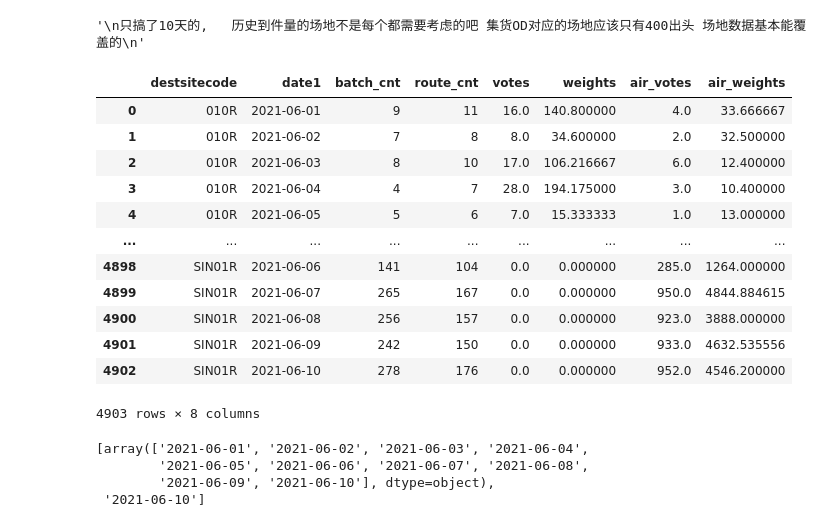
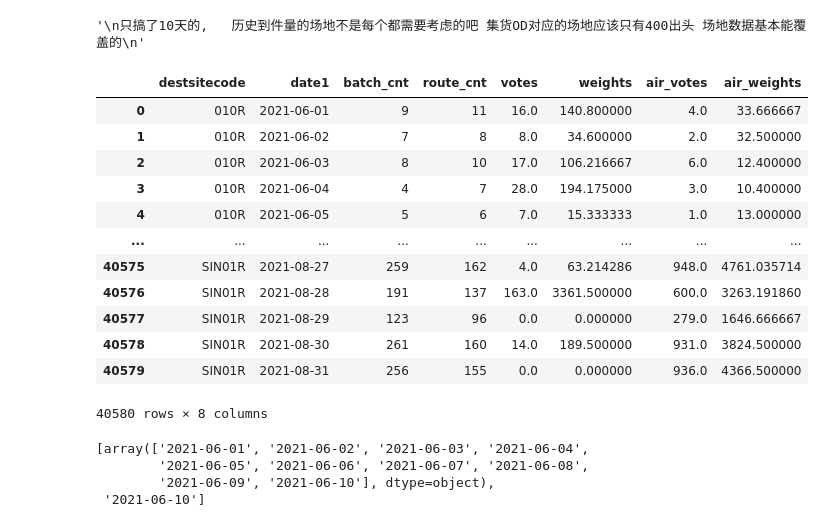
Before and after one commit to fyenne/play7_comp, a Jupyter notebook: data_cleaned.ipynb, the cells around one changed output. Cells and saved outputs as stored; diff of their text form; code cells hidden in the pictures.

```diff
--- a/data_cleaned.ipynb
+++ b/data_cleaned.ipynb
@@ -159,37 +166,38 @@ od = pd.read_pickle('./data_clean/od.p');od.head(5)
 [prc_in[(prc_in['date1'] == '2021-06-08') & (prc_in['destsitecode'] == '552W')].sum(),
 prc_in[(prc_in['date1'] == '2021-06-04') & (prc_in['srcsitecode'] == '552W')].sum()]
 # %%
+%%time
 # prc_in.head()
 
-# od = prc_in.groupby(['srcsitecode','destsitecode', 'date1']).agg(
-#     batch_cnt = ('srcbatchcode', 'nunique'),
-#     route_cnt = ('route_code', 'nunique'),
-#     votes = ('votes', sum),
-#     weights = ('weight1', sum),
-#     air_votes =('air_votes', sum),
-#     air_weights = ('air_weight1', sum)
-# ).reset_index()
+od = prc_in.groupby(['srcsitecode','destsitecode', 'date1']).agg(
+    batch_cnt = ('srcbatchcode', 'nunique'),
+    route_cnt = ('route_code', 'nunique'),
+    votes = ('votes', sum),
+    weights = ('weight1', sum),
+    air_votes =('air_votes', sum),
+    air_weights = ('air_weight1', sum)
+).reset_index()
 
 od_dest = od.groupby(['destsitecode', 'date1']).agg(
     {'batch_cnt': sum,
     'route_cnt': sum,
     'votes': sum,
     'weights': sum,
     'air_votes': sum,
     'air_weights':sum
     }).reset_index();od_dest
 # %% [output]
 |  | destsitecode | date1 | batch_cnt | route_cnt | votes | weights | air_votes | air_weights |
 | 0 | 010R | 2021-06-01 | 9 | 11 | 16.0 | 140.800000 | 4.0 | 33.666667 |
 | 1 | 010R | 2021-06-02 | 7 | 8 | 8.0 | 34.600000 | 2.0 | 32.500000 |
 | 2 | 010R | 2021-06-03 | 8 | 10 | 17.0 | 106.216667 | 6.0 | 12.400000 |
 | 3 | 010R | 2021-06-04 | 4 | 7 | 28.0 | 194.175000 | 3.0 | 10.400000 |
 | 4 | 010R | 2021-06-05 | 5 | 6 | 7.0 | 15.333333 | 1.0 | 13.000000 |
 | ... | ... | ... | ... | ... | ... | ... | ... | ... |
-| 4898 | SIN01R | 2021-06-06 | 141 | 104 | 0.0 | 0.000000 | 285.0 | 1264.000000 |
-| 4899 | SIN01R | 2021-06-07 | 265 | 167 | 0.0 | 0.000000 | 950.0 | 4844.884615 |
-| 4900 | SIN01R | 2021-06-08 | 256 | 157 | 0.0 | 0.000000 | 923.0 | 3888.000000 |
-| 4901 | SIN01R | 2021-06-09 | 242 | 150 | 0.0 | 0.000000 | 933.0 | 4632.535556 |
-| 4902 | SIN01R | 2021-06-10 | 278 | 176 | 0.0 | 0.000000 | 952.0 | 4546.200000 |
+| 40575 | SIN01R | 2021-08-27 | 259 | 162 | 4.0 | 63.214286 | 948.0 | 4761.035714 |
+| 40576 | SIN01R | 2021-08-28 | 191 | 137 | 163.0 | 3361.500000 | 600.0 | 3263.191860 |
+| 40577 | SIN01R | 2021-08-29 | 123 | 96 | 0.0 | 0.000000 | 279.0 | 1646.666667 |
+| 40578 | SIN01R | 2021-08-30 | 261 | 160 | 14.0 | 189.500000 | 931.0 | 3824.500000 |
+| 40579 | SIN01R | 2021-08-31 | 256 | 155 | 0.0 | 0.000000 | 936.0 | 4366.500000 |
-4903 rows × 8 columns
+40580 rows × 8 columns
 # %%
```
Also changed, not shown: parts of 27 cells of this notebook.
